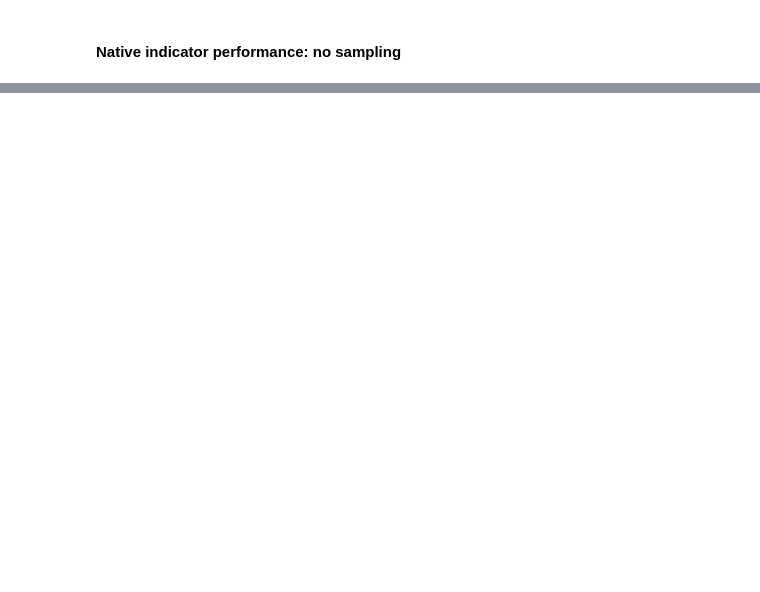
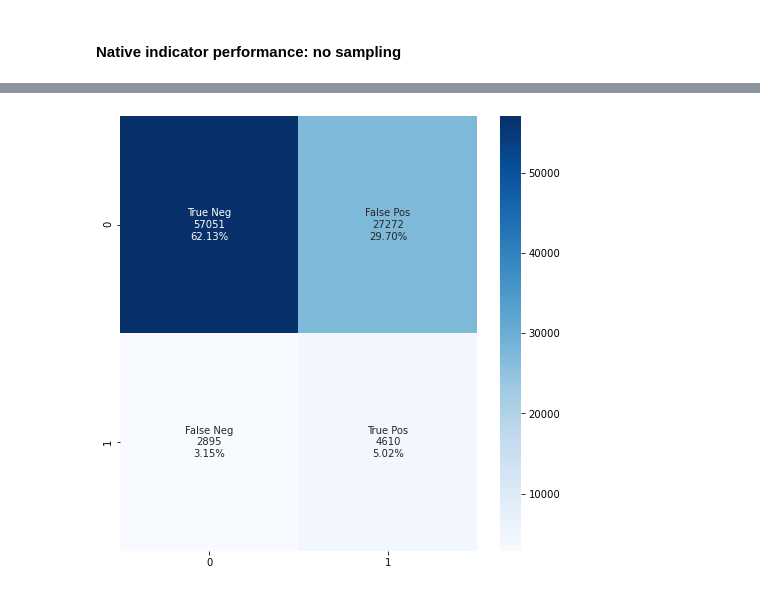
Before and after one commit to eltarr-kawther/Credit-Scoring, a Jupyter notebook: Notebooks/Models.ipynb, the cells around one changed output, grey strips where cells are left out. Drawn from its saved outputs; the diff is of its cells as text; code cells hidden in the pictures; blank space fills up the shorter version.

```diff
--- a/Notebooks/Models.ipynb
+++ b/Notebooks/Models.ipynb
@@ -26,6 +35,9 @@ with open(save_file, 'rb') as handle:
 # %%
-X_train, y_train = data["train"]
-X_test, y_test = data["test"]
+data = pd.read_csv(train_file)
+X_train, y_train = data.drop("TARGET", axis=1), data["TARGET"]
 
-(X_train.shape, y_train.shape), (X_test.shape, y_test.shape)
+data = pd.read_csv(test_file)
+X_test, y_test = data.drop("TARGET", axis=1), data["TARGET"]
+
+X_train.shape, y_train.shape, X_test.shape, y_test.shape
 # %% [output]
@@ -197,6 +205,12 @@ clf_SGD = SGDClassifier(class_weight="balanced", random_state=0)
+# %%
+from xgboost import XGBClassifier
+scale_pos_weight = y_train[y_train == 0].count() / y_train[y_train == 1].count()
+clf_XGBoost = XGBClassifier(eta=.01, n_estimators=100, scale_pos_weight=scale_pos_weight, random_state=0, use_label_encoder=False, eval_metric="rmse")
 # %% [markdown]
 #### Native indicator performance: no sampling
 # %%
-cv_scores = cross_val_score(X=X_train, y=y_train, estimator=clf_SGD, cv=cv, scoring="f1")
+cv_scores = cross_val_score(X=X_train, y=y_train, estimator=clf_XGBoost, cv=cv, scoring="f1")
+clf_XGBoost.fit(X_train, y_train)
 print("average f1 score on train set", cv_scores.mean())
+print(classification_report(y_test, clf_XGBoost.predict(X_test)))
 # %% [output]
@@ -265,0 +226,6 @@ weighted avg       0.85      0.92      0.88     91904
+# %%
+y_pred = clf_XGBoost.predict(X_test)
+# %%
+conf_matrix(y_test, y_pred)
+# %% [output]
+[figure, added]
```
Also changed, not shown: parts of 14 cells of this notebook, 1 other file.
